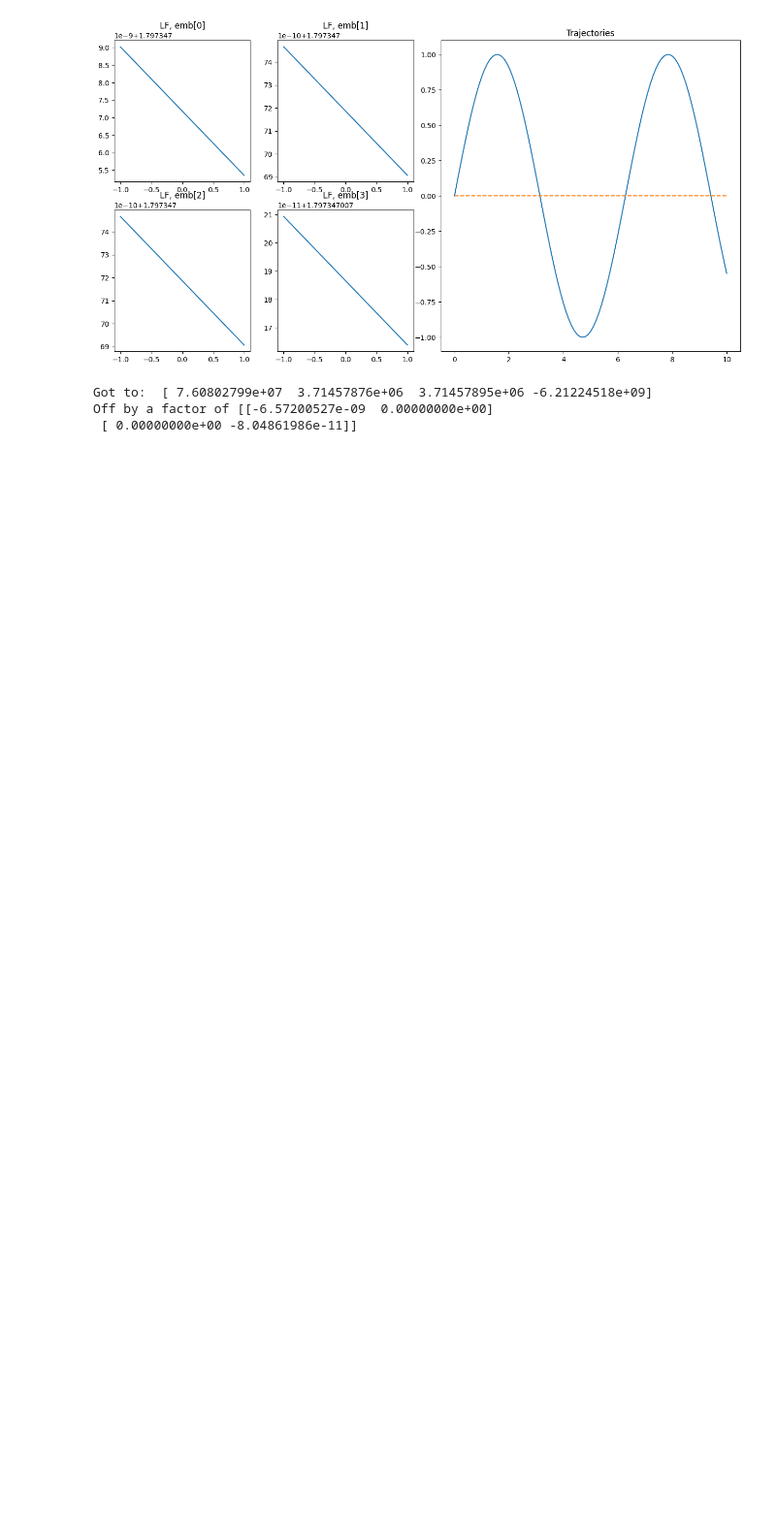
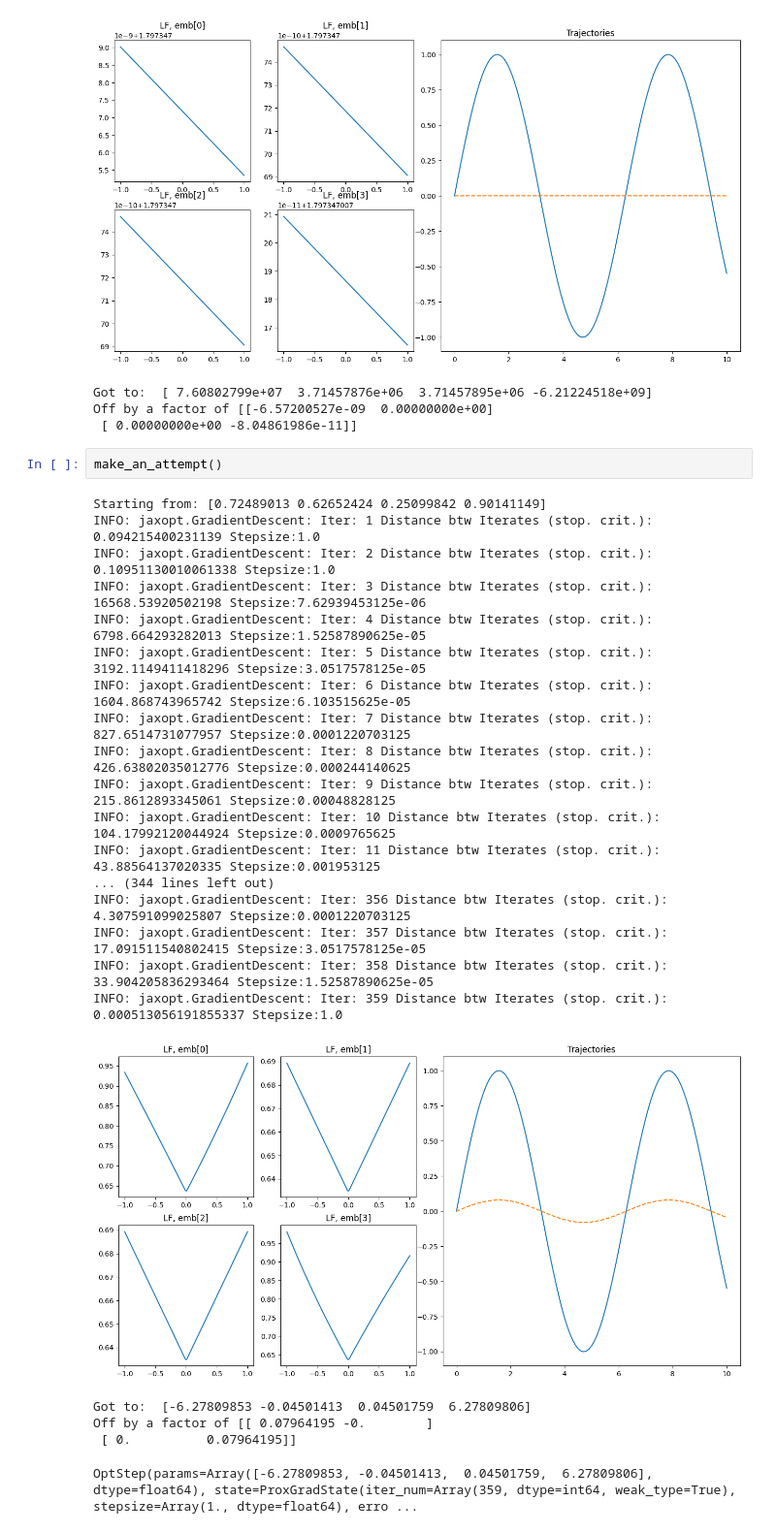
Before and after one commit to joshuacoles/slimpletic-jax, a Jupyter notebook: loss_fn/loss_fns.ipynb, the cells around one changed output. Shown at 97% size. Drawn from its saved outputs; the diff is of its cells as text; blank space fills up the shorter version.

```diff
--- a/loss_fn/loss_fns.ipynb
+++ b/loss_fn/loss_fns.ipynb
@@ -607,3 +607,28 @@ INFO: jaxopt.GradientDescent: Iter: 500 Distance btw Iterates (stop. crit.): 459
 Got to:  [ 7.60802799e+07  3.71457876e+06  3.71457895e+06 -6.21224518e+09]
 Off by a factor of [[-6.57200527e-09  0.00000000e+00]
  [ 0.00000000e+00 -8.04861986e-11]]
+# %%
+make_an_attempt()
+# %% [output]
+Starting from: [0.72489013 0.62652424 0.25099842 0.90141149]
+INFO: jaxopt.GradientDescent: Iter: 1 Distance btw Iterates (stop. crit.): 0.094215400231139 Stepsize:1.0
+INFO: jaxopt.GradientDescent: Iter: 2 Distance btw Iterates (stop. crit.): 0.10951130010061338 Stepsize:1.0
+INFO: jaxopt.GradientDescent: Iter: 3 Distance btw Iterates (stop. crit.): 16568.53920502198 Stepsize:7.62939453125e-06
+INFO: jaxopt.GradientDescent: Iter: 4 Distance btw Iterates (stop. crit.): 6798.664293282013 Stepsize:1.52587890625e-05
+INFO: jaxopt.GradientDescent: Iter: 5 Distance btw Iterates (stop. crit.): 3192.1149411418296 Stepsize:3.0517578125e-05
+INFO: jaxopt.GradientDescent: Iter: 6 Distance btw Iterates (stop. crit.): 1604.868743965742 Stepsize:6.103515625e-05
+INFO: jaxopt.GradientDescent: Iter: 7 Distance btw Iterates (stop. crit.): 827.6514731077957 Stepsize:0.0001220703125
+INFO: jaxopt.GradientDescent: Iter: 8 Distance btw Iterates (stop. crit.): 426.63802035012776 Stepsize:0.000244140625
+INFO: jaxopt.GradientDescent: Iter: 9 Distance btw Iterates (stop. crit.): 215.8612893345061 Stepsize:0.00048828125
+INFO: jaxopt.GradientDescent: Iter: 10 Distance btw Iterates (stop. crit.): 104.17992120044924 Stepsize:0.0009765625
+INFO: jaxopt.GradientDescent: Iter: 11 Distance btw Iterates (stop. crit.): 43.88564137020335 Stepsize:0.001953125
+... (344 lines left out)
+INFO: jaxopt.GradientDescent: Iter: 356 Distance btw Iterates (stop. crit.): 4.307591099025807 Stepsize:0.0001220703125
+INFO: jaxopt.GradientDescent: Iter: 357 Distance btw Iterates (stop. crit.): 17.091511540802415 Stepsize:3.0517578125e-05
+INFO: jaxopt.GradientDescent: Iter: 358 Distance btw Iterates (stop. crit.): 33.904205836293464 Stepsize:1.52587890625e-05
+INFO: jaxopt.GradientDescent: Iter: 359 Distance btw Iterates (stop. crit.): 0.000513056191855337 Stepsize:1.0
+[figure, added]
+Got to:  [-6.27809853 -0.04501413  0.04501759  6.27809806]
+Off by a factor of [[ 0.07964195 -0.        ]
+ [ 0.          0.07964195]]
+OptStep(params=Array([-6.27809853, -0.04501413,  0.04501759,  6.27809806], dtype=float64), state=ProxGradState(iter_num=Array(359, dtype=int64, weak_type=True), stepsize=Array(1., dtype=float64), erro ...
```
Also changed, not shown: parts of 3 cells of this notebook.
